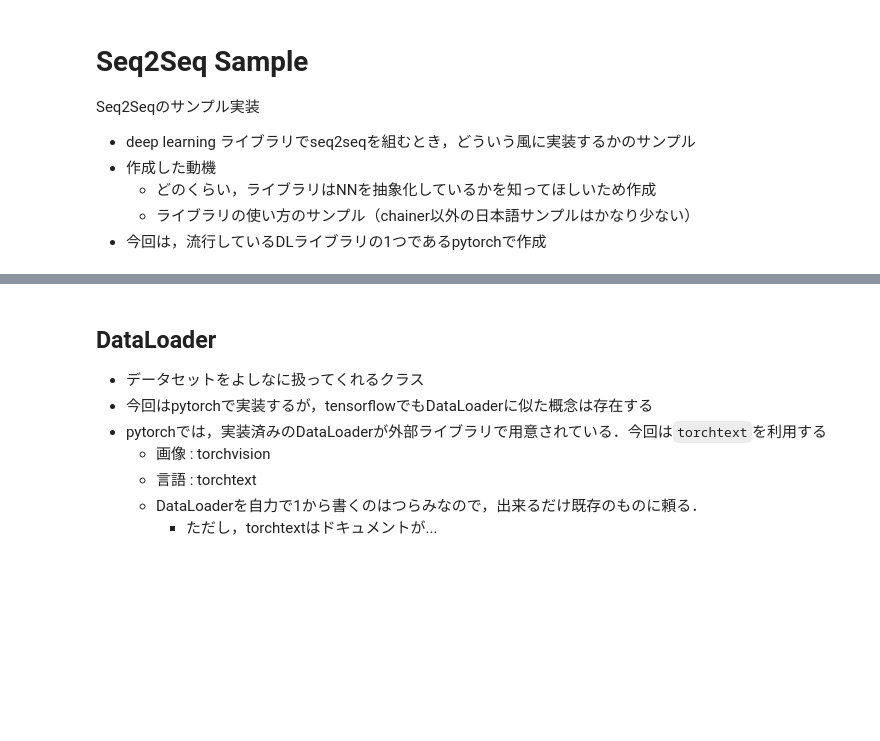
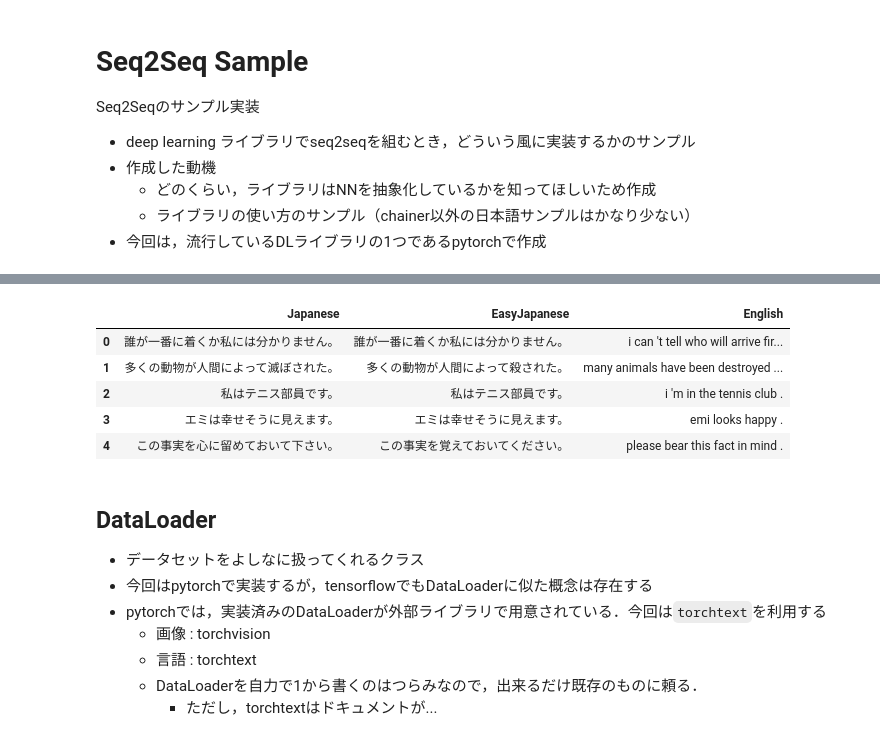
Before and after one commit to rikeda71/Seq2Seq_sample, a Jupyter notebook: Seq2Seq_sample.ipynb, the cells around one changed output, grey strips where cells are left out. Saved outputs shown, nothing was run; the diff lists cells and outputs as text; code cells hidden in the pictures; blank space fills up the shorter version.

```diff
--- a/Seq2Seq_sample.ipynb
+++ b/Seq2Seq_sample.ipynb
@@ -47,3 +43,20 @@ Mounted at /content/drive
+# %%
+import pandas as pd
+df = pd.read_excel(data_path + 'mt_dataset/T15-2018.2.28.xlsx')
+df = df.rename({'#日本語(原文)': 'Japanese', '#やさしい日本語': 'EasyJapanese', '#英語(原文)': 'English'}, axis=1)
+df = df.loc[:, ['Japanese', 'EasyJapanese', 'English']]
+df.loc[:int(len(df) * 0.8)].to_csv(data_path + 'mt_dataset/train.csv', index=False, header=False)
+df.loc[int(len(df) * 0.8): int(len(df) * 0.9)].to_csv(data_path + 'mt_dataset/val.csv', index=False, header=False)
+df.loc[int(len(df) * 0.9): ].to_csv(data_path + 'mt_dataset/test.csv', index=False, header=False)
+# %%
+df.head()
+# %% [output]
+|  | Japanese | EasyJapanese | English |
+| 0 | 誰が一番に着くか私には分かりません。 | 誰が一番に着くか私には分かりません。 | i can 't tell who will arrive fir... |
+| 1 | 多くの動物が人間によって滅ぼされた。 | 多くの動物が人間によって殺された。 | many animals have been destroyed ... |
+| 2 | 私はテニス部員です。 | 私はテニス部員です。 | i 'm in the tennis club . |
+| 3 | エミは幸せそうに見えます。 | エミは幸せそうに見えます。 | emi looks happy . |
+| 4 | この事実を心に留めておいて下さい。 | この事実を覚えておいてください。 | please bear this fact in mind . |
 # %% [markdown]
 ## DataLoader
 - データセットをよしなに扱ってくれるクラス
```
Also changed, not shown: parts of 26 cells of this notebook.
